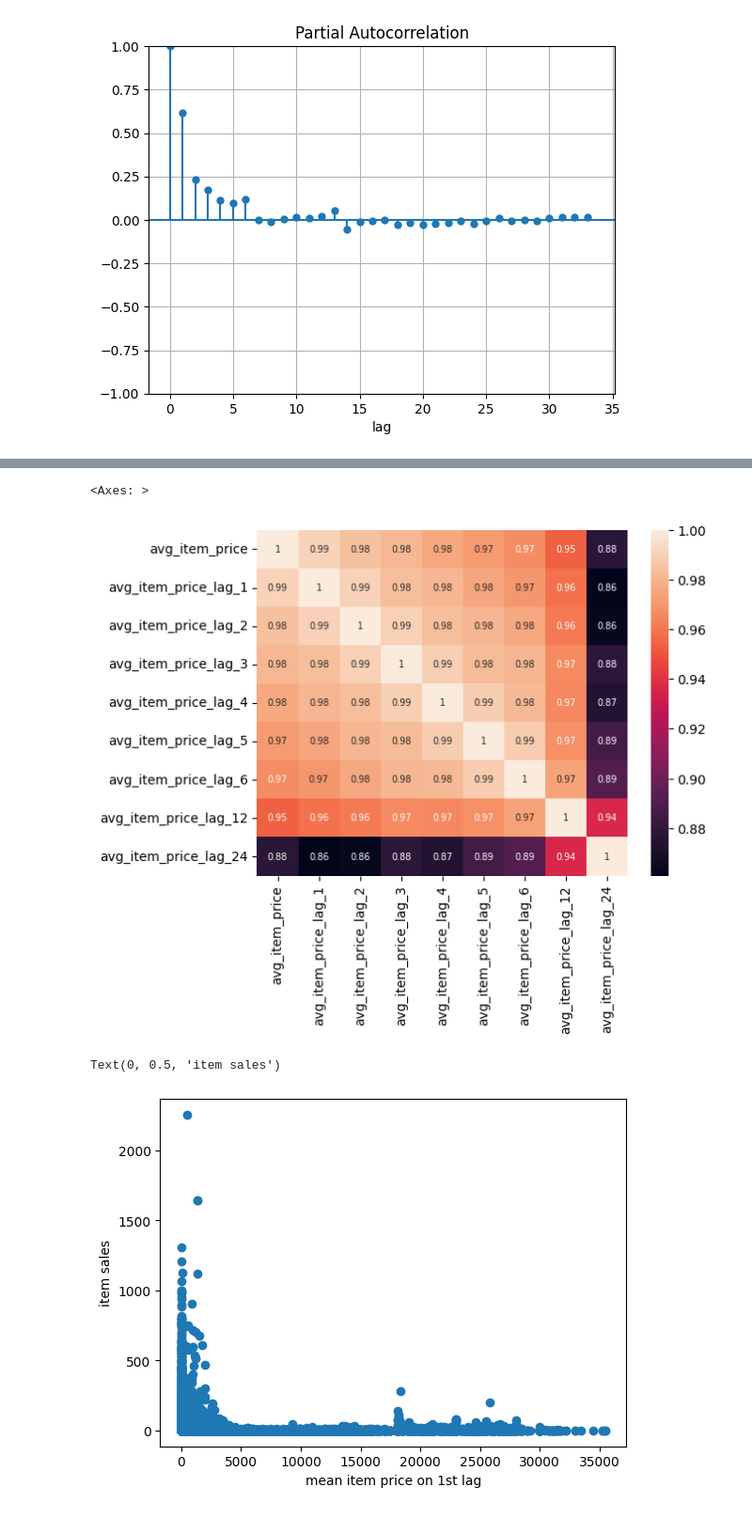
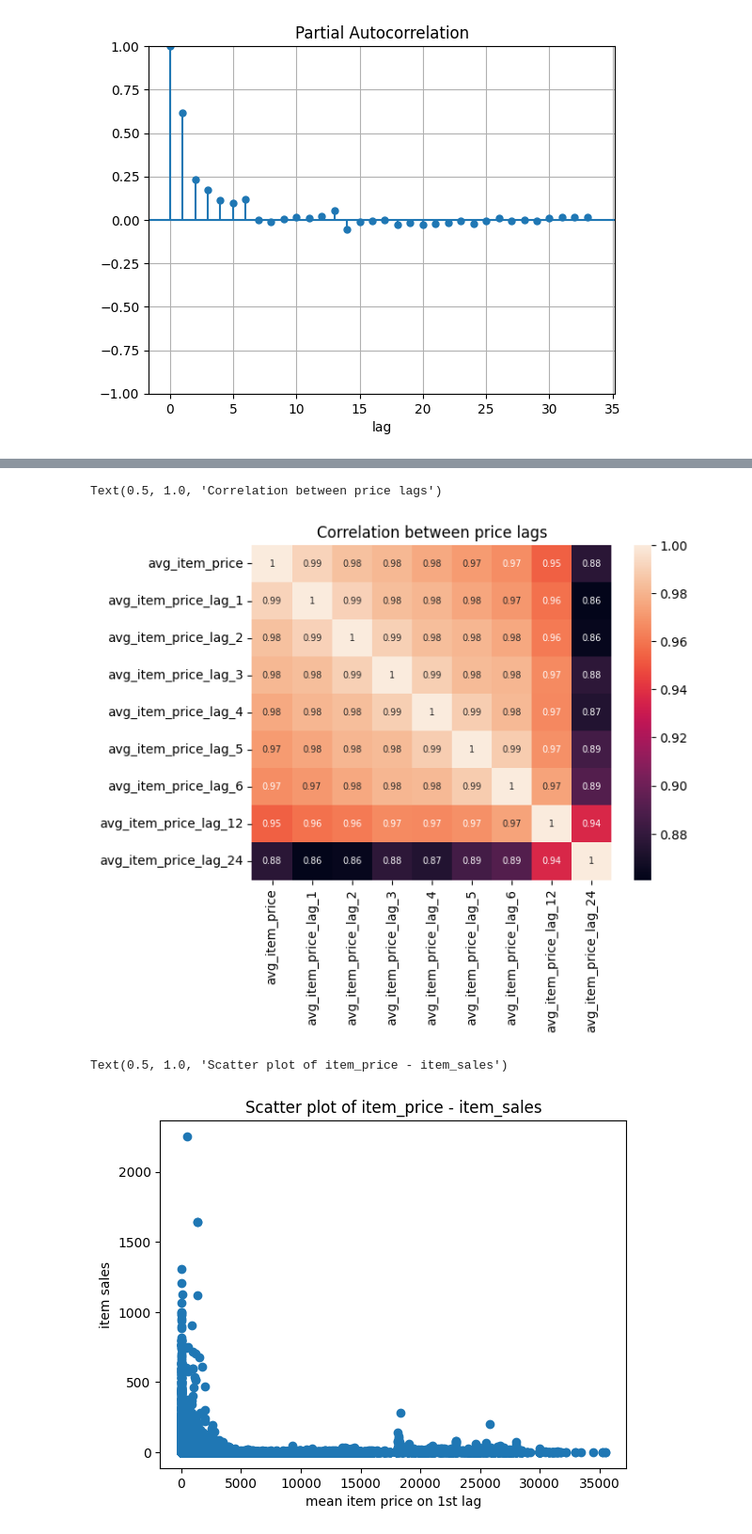
Before and after one commit to valera2444/FutureSalesPrediction, a Jupyter notebook: EDA/EDA_lags.ipynb, the cells around one changed output, grey strips where cells are left out. Shown: that part at 94% size. Drawn from its saved outputs; the diff is of its cells as text; code cells hidden in the pictures.

Commit message:
DS-1.2 EDA Changes: - Few visual changes - Anomaly exploration added - Conclusion added for each notebook

```diff
--- a/EDA/EDA_lags.ipynb
+++ b/EDA/EDA_lags.ipynb
@@ -145,15 +86,18 @@ sns.heatmap(lagged[['item_cnt_month',*[f'item_cnt_month_lag_{i}' for i in item_l
 # %%
 sns.heatmap(lagged[['avg_item_price',*[f'avg_item_price_lag_{i}' for i in price_lags]]].corr(),annot=True,annot_kws={'fontsize':7})
 #In the potl below we can see, that the more month difference, the less corelation between prices
+plt.title('Correlation between price lags')
 # %% [output]
-<Axes: >
+Text(0.5, 1.0, 'Correlation between price lags')
-[figure, old version]
+[figure, new version]
 # %%
 
 plt.scatter(lagged['avg_item_price_lag_1'],lagged['item_cnt_month'])
 plt.xlabel('mean item price on 1st lag')
 plt.ylabel('item sales')
+
+plt.title('Scatter plot of item_price - item_sales')
 #In the plot below we can see, that the lower the price the more sales.
 # %% [output]
-Text(0, 0.5, 'item sales')
+Text(0.5, 1.0, 'Scatter plot of item_price - item_sales')
-[figure, old version]
+[figure, new version]
```
Also changed, not shown: parts of 11 cells of this notebook, 4 other files.
